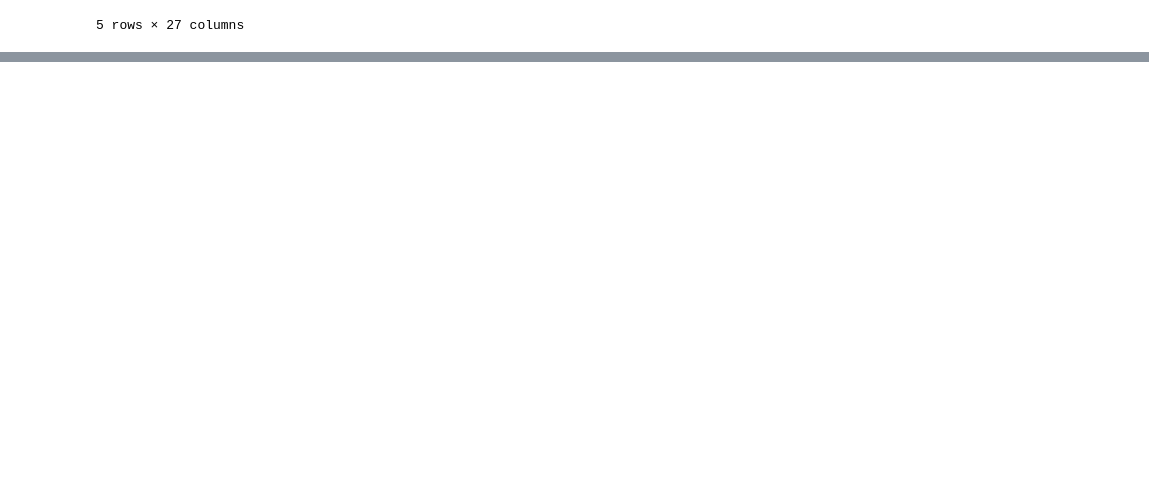
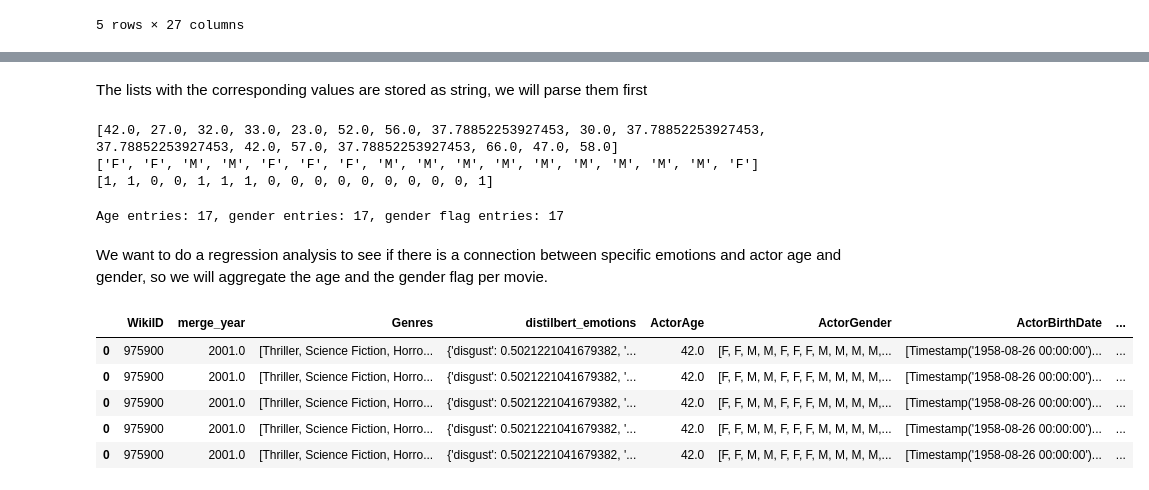
Before and after one commit to epfl-ada/ada-2024-project-phpjj1, a Jupyter notebook: src/scripts/actors.ipynb, the cells around one changed output, grey strips where cells are left out. Cells and saved outputs as stored; diff of their text form; code cells hidden in the pictures; blank space fills up the shorter version.

Commit message:
Implemented regression for age and gender, cleaning and plots tbd

```diff
--- a/src/scripts/actors.ipynb
+++ b/src/scripts/actors.ipynb
@@ -65,0 +46,9 @@ Name: Genres, dtype: int64
+# %%
+# Filter for columns needed for the analysis
+character_df = data_df[['WikiID', 'merge_year', 'Genres', 'distilbert_emotions', 'ActorAge', 'ActorGender', 'ActorBirthDate', 'ActorGenderFlag']].copy()
+character_df.head()
+
+# Drop rows without emotions because they are not helpful here
+print("Number of rows before droping: ", len(character_df))
+character_df = character_df.dropna(subset=['distilbert_emotions', 'ActorAge', 'ActorGenderFlag'])
+print("Number of rows after droping: ", len(character_df))
@@ -65,0 +75,38 @@ Name: Genres, dtype: int64
+# %% [markdown]
+The lists with the corresponding values are stored as string, we will parse them first
+# %%
+character_df['Genres'] = character_df['Genres'].apply(lambda x: [] if pd.isna(x) else ast.literal_eval(x))
+character_df['ActorAge'] = character_df['ActorAge'].apply(lambda x: [] if pd.isna(x) else ast.literal_eval(x))
+character_df['ActorGender'] = character_df['ActorGender'].apply(lambda x: [] if pd.isna(x) else ast.literal_eval(x))
+character_df['ActorGenderFlag'] = character_df['ActorGenderFlag'].apply(lambda x: [] if pd.isna(x) else ast.literal_eval(x))
+# %%
+# Lets repeat our test
+test_ages = character_df.iloc[0]['ActorAge']
+print(test_ages)
+test_gender = character_df.iloc[0]['ActorGender']
+print(test_gender)
+test_gender_flag = character_df.iloc[0]['ActorGenderFlag']
+print(test_gender_flag)
+# %% [output]
+[42.0, 27.0, 32.0, 33.0, 23.0, 52.0, 56.0, 37.78852253927453, 30.0, 37.78852253927453, 37.78852253927453, 42.0, 57.0, 37.78852253927453, 66.0, 47.0, 58.0]
+['F', 'F', 'M', 'M', 'F', 'F', 'F', 'M', 'M', 'M', 'M', 'M', 'M', 'M', 'M', 'M', 'F']
+[1, 1, 0, 0, 1, 1, 1, 0, 0, 0, 0, 0, 0, 0, 0, 0, 1]
+# %%
+# Is there the same amount of age and gender entries?
+print(f"Age entries: {len(test_ages)}, gender entries: {len(test_gender)}, gender flag entries: {len(test_gender_flag)}")
+# %% [output]
+Age entries: 17, gender entries: 17, gender flag entries: 17
+# %% [markdown]
+We want to do a regression analysis to see if there is a connection between specific emotions and actor age and gender, so we will aggregate the age and the gender flag per movie.
+# %%
+exploded_df = character_df.explode('ActorAge')
+exploded_df = exploded_df.explode('ActorGenderFlag')
+
+exploded_df.head()
+# %% [output]
+|  | WikiID | merge_year | Genres | distilbert_emotions | ActorAge | ActorGender | ActorBirthDate | ... |
+| 0 | 975900 | 2001.0 | [Thriller, Science Fiction, Horro... | {'disgust': 0.5021221041679382, '... | 42.0 | [F, F, M, M, F, F, F, M, M, M, M,... | [Timestamp('1958-08-26 00:00:00')... | ... |
+| 0 | 975900 | 2001.0 | [Thriller, Science Fiction, Horro... | {'disgust': 0.5021221041679382, '... | 42.0 | [F, F, M, M, F, F, F, M, M, M, M,... | [Timestamp('1958-08-26 00:00:00')... | ... |
+| 0 | 975900 | 2001.0 | [Thriller, Science Fiction, Horro... | {'disgust': 0.5021221041679382, '... | 42.0 | [F, F, M, M, F, F, F, M, M, M, M,... | [Timestamp('1958-08-26 00:00:00')... | ... |
+| 0 | 975900 | 2001.0 | [Thriller, Science Fiction, Horro... | {'disgust': 0.5021221041679382, '... | 42.0 | [F, F, M, M, F, F, F, M, M, M, M,... | [Timestamp('1958-08-26 00:00:00')... | ... |
+| 0 | 975900 | 2001.0 | [Thriller, Science Fiction, Horro... | {'disgust': 0.5021221041679382, '... | 42.0 | [F, F, M, M, F, F, F, M, M, M, M,... | [Timestamp('1958-08-26 00:00:00')... | ... |
```
Also changed, not shown: parts of 74 cells of this notebook.
